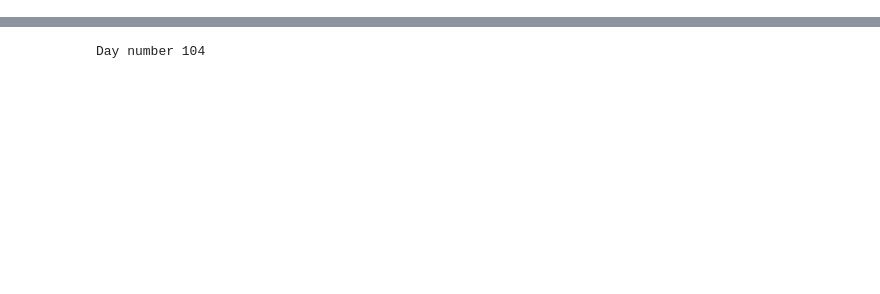
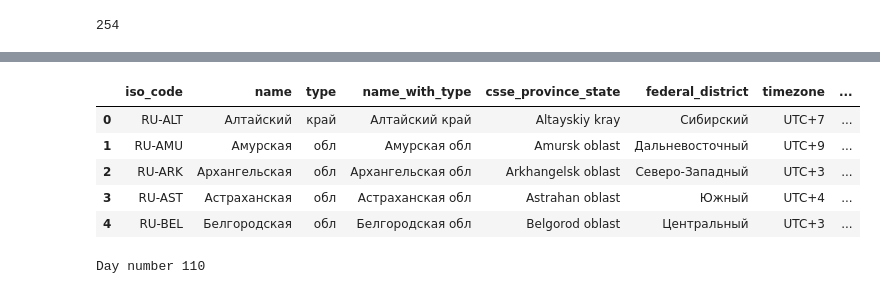
Before and after one commit to maksutovaynur/covid19, a Jupyter notebook: Graphs.ipynb, the cells around one changed output, grey strips where cells are left out. Cells and saved outputs as stored; diff of their text form; code cells hidden in the pictures; blank space fills up the shorter version.

Commit message:
intermedate state

```diff
--- a/Graphs.ipynb
+++ b/Graphs.ipynb
@@ -9,17 +9,29 @@ import scipy as sp
 from scipy.optimize import minimize
 %matplotlib notebook
 # %%
-DCNT = pd.read_csv('settings/countries.csv')
-CNT_NAMES = list(DCNT['name'])
-CNT_POPUL = np.array(DCNT['population']) #/1000
-DCNT.head()
+DCNT = pd.read_csv('settings/countries_1.csv')
+DCNTR = pd.read_csv('settings/russia_regions.csv')
+CNT_NAMES = list(DCNT['name']) + list(DCNTR['name_with_type'])
+ISO_CODES = list(DCNT['iso_alpha3']) + list(DCNTR['iso_code'])
+CNT_POPUL = np.array(list(DCNT['population']) + list(DCNTR['population'])) #/1000
+CNT_COUNT = len(CNT_POPUL)
+print(CNT_COUNT)
+display(DCNT.head())
+display(DCNTR.head())
 # %% [output]
+254
 |  | iso_alpha2 | iso_alpha3 | iso_numeric | name | official_name | ccse_name | density | fertility_rate | ... |
 | 0 | AF | AFG | 4 | Afghanistan | Islamic Republic of Afghanistan | Afghanistan | 60 | 4.6 | ... |
 | 1 | AL | ALB | 8 | Albania | Republic of Albania | Albania | 105 | 1.6 | ... |
 | 2 | DZ | DZA | 12 | Algeria | People's Democratic Republic of A... | Algeria | 18 | 3.1 | ... |
 | 3 | AD | AND | 20 | Andorra | Principality of Andorra | Andorra | 164 | NaN | ... |
 | 4 | AO | AGO | 24 | Angola | Republic of Angola | Angola | 26 | 5.6 | ... |
+|  | iso_code | name | type | name_with_type | csse_province_state | federal_district | timezone | ... |
+| 0 | RU-ALT | Алтайский | край | Алтайский край | Altayskiy kray | Сибирский | UTC+7 | ... |
+| 1 | RU-AMU | Амурская | обл | Амурская обл | Amursk oblast | Дальневосточный | UTC+9 | ... |
+| 2 | RU-ARK | Архангельская | обл | Архангельская обл | Arkhangelsk oblast | Северо-Западный | UTC+3 | ... |
+| 3 | RU-AST | Астраханская | обл | Астраханская обл | Astrahan oblast | Южный | UTC+4 | ... |
+| 4 | RU-BEL | Белгородская | обл | Белгородская обл | Belgorod oblast | Центральный | UTC+3 | ... |
 # %%
 START_DATE = datetime.strptime("2019-12-31 00:00:00", "%Y-%m-%d %H:%M:%S")
 def get_day_num(date):
@@ -50,5 +62,5 @@ def dataset_to_matrix(df):
 
 print(f"Day number {get_day_num(datetime.now())}")
 # %% [output]
-Day number 104
+Day number 110
 # %%
```
Also changed, not shown: parts of 17 cells of this notebook, 4 other files.
